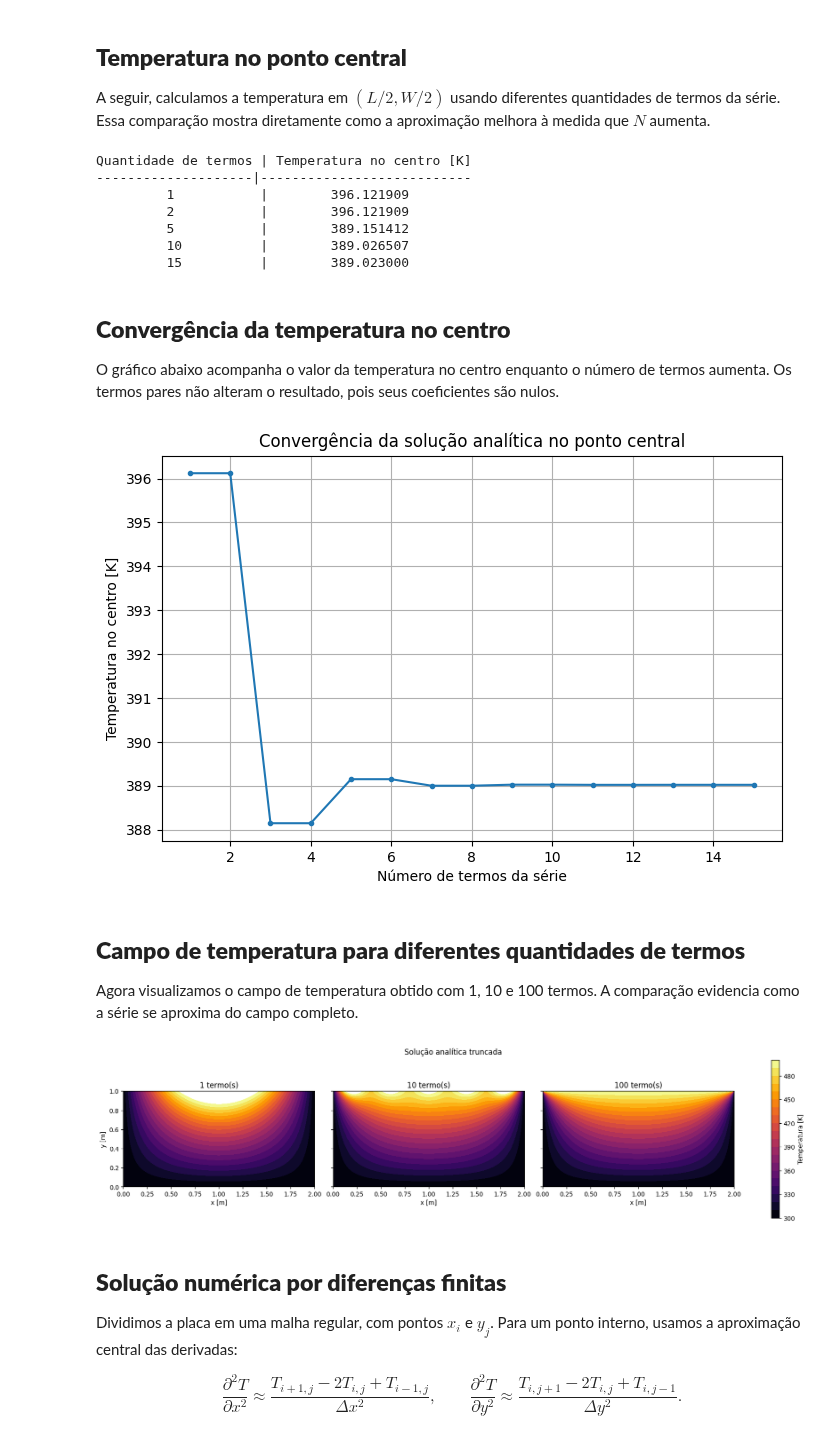
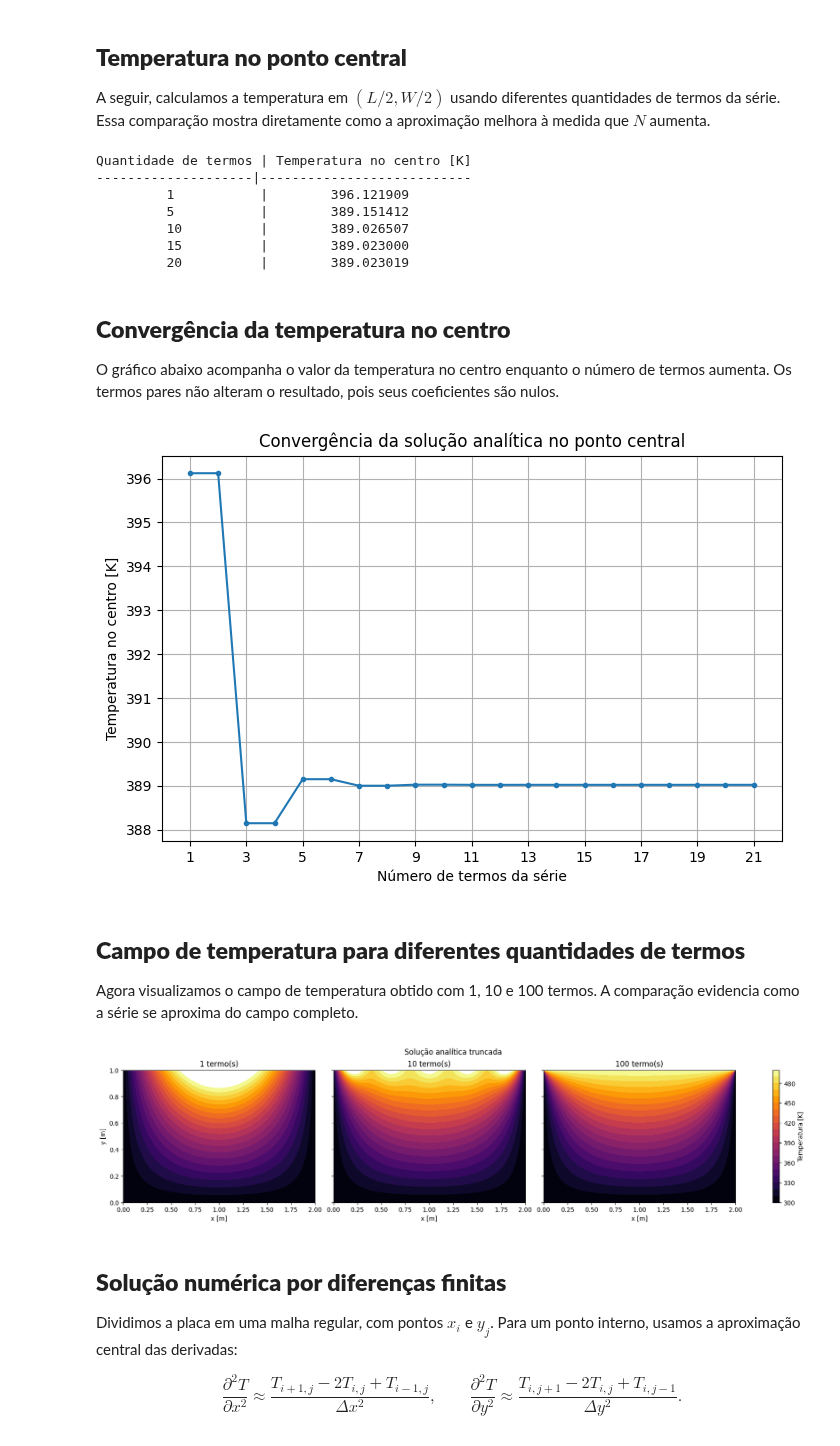
Before and after one commit to Paulo-de-Souza/HeatTransferPINN, a Jupyter notebook: Aulas_Notebooks/Aula03/Aula03_Parte2_2D_Estacionario.ipynb, the cells around one changed output. Saved outputs shown, nothing was run; the diff lists cells and outputs as text; code cells hidden in the pictures.

```diff
--- a/Aulas_Notebooks/Aula03/Aula03_Parte2_2D_Estacionario.ipynb
+++ b/Aulas_Notebooks/Aula03/Aula03_Parte2_2D_Estacionario.ipynb
@@ -78,7 +83,7 @@ def temperatura_analitica(x, y, n_termos):
 
 A seguir, calculamos a temperatura em $(L/2,W/2)$ usando diferentes quantidades de termos da série. Essa comparação mostra diretamente como a aproximação melhora à medida que $N$ aumenta.
 # %%
-quantidades_de_termos = [1, 2, 5, 10, 15]
+quantidades_de_termos = [1, 5, 10, 15, 20]
 temperaturas_centro = []
 
 print('Quantidade de termos | Temperatura no centro [K]')
@@ -92,16 +97,16 @@ for n_termos in quantidades_de_termos:
 Quantidade de termos | Temperatura no centro [K]
 --------------------|---------------------------
          1           |        396.121909
-         2           |        396.121909
          5           |        389.151412
          10          |        389.026507
          15          |        389.023000
+         20          |        389.023019
 # %% [markdown]
 ## **Convergência da temperatura no centro**
 
 O gráfico abaixo acompanha o valor da temperatura no centro enquanto o número de termos aumenta. Os termos pares não alteram o resultado, pois seus coeficientes são nulos.
 # %%
-termos_convergencia = np.arange(1, 16)
+termos_convergencia = np.arange(1, 22)
 temperaturas_convergencia = np.array([
     temperatura_analitica(x_centro, y_centro, n)
     for n in termos_convergencia
@@ -109,13 +114,14 @@ temperaturas_convergencia = np.array([
 
 plt.figure(figsize=(8, 5))
 plt.plot(termos_convergencia, temperaturas_convergencia, 'o-', ms=3)
+plt.xticks(np.arange(1, 22, step=2))
 plt.xlabel('Número de termos da série')
 plt.ylabel('Temperatura no centro [K]')
 plt.title('Convergência da solução analítica no ponto central')
 plt.grid(True)
 plt.show()
 # %% [output]
-[figure, old version]
+[figure, new version]
 # %% [markdown]
 ## **Campo de temperatura para diferentes quantidades de termos**
 
@@ -123,28 +129,28 @@ Agora visualizamos o campo de temperatura obtido com 1, 10 e 100 termos. A compa
 # %%
 x_plot = np.linspace(0, L, 161)
 y_plot = np.linspace(0, W, 81)
 X_plot, Y_plot = np.meshgrid(x_plot, y_plot)
 
 temperaturas_plot = {
     n: temperatura_analitica(X_plot, Y_plot, n)
     for n in [1, 10, 100]
 }
 
 fig, axes = plt.subplots(1, 3, figsize=(16, 4), sharex=True, sharey=True, constrained_layout=True)
 niveis = np.linspace(T1, T2, 21)
 
 for ax, n in zip(axes, [1, 10, 100]):
     mapa = ax.contourf(X_plot, Y_plot, temperaturas_plot[n], levels=niveis, cmap='inferno')
     ax.set_title(f'{n} termo(s)')
     ax.set_xlabel('x [m]')
-    ax.set_aspect('equal')
+
 
 axes[0].set_ylabel('y [m]')
 fig.colorbar(mapa, ax=axes.ravel().tolist(), label='Temperatura [K]')
 fig.suptitle('Solução analítica truncada')
 plt.show()
 # %% [output]
-[figure, old version]
+[figure, new version]
 # %% [markdown]
 ## **Solução numérica por diferenças finitas**
 
```
Also changed, not shown: parts of 4 cells of this notebook.
